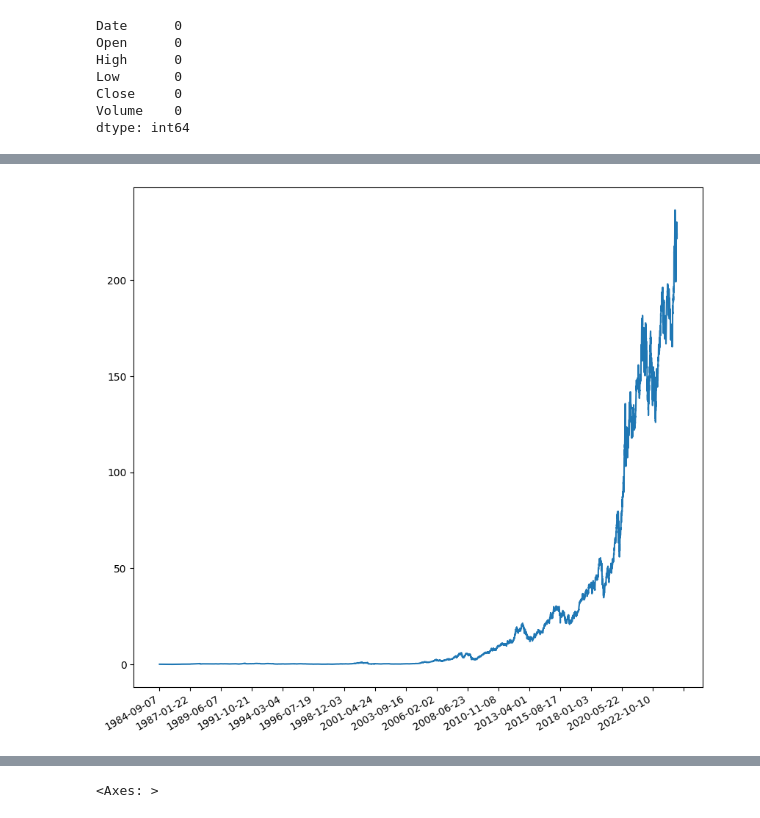
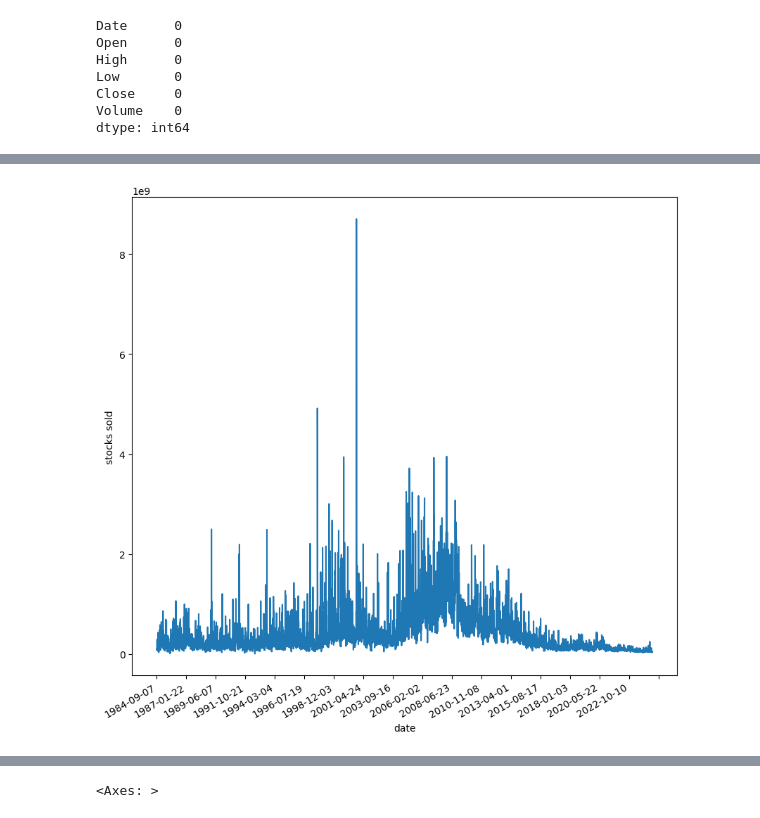
Before and after one commit to Amen-Haj-Brahim/lstm-apple-stocks, a Jupyter notebook: lstm.ipynb, the cells around one changed output, grey strips where cells are left out. Saved outputs shown, nothing was run; the diff lists cells and outputs as text; code cells hidden in the pictures.

```diff
--- a/lstm.ipynb
+++ b/lstm.ipynb
@@ -44,7 +103,9 @@ dtype: int64
 # %%
 plt.figure(figsize=(10,10))
-plt.plot(df["Date"],df["Open"])
+plt.plot(df["Date"],df["Volume"])
+plt.xlabel('date')
+plt.ylabel('stocks sold')
 plt.gca().xaxis.set_major_locator(plt.MaxNLocator(20))
 plt.gcf().autofmt_xdate()
 # %% [output]
-[figure, old version]
+[figure, new version]
```
Also changed, not shown: parts of 30 cells of this notebook, 1 other file.
